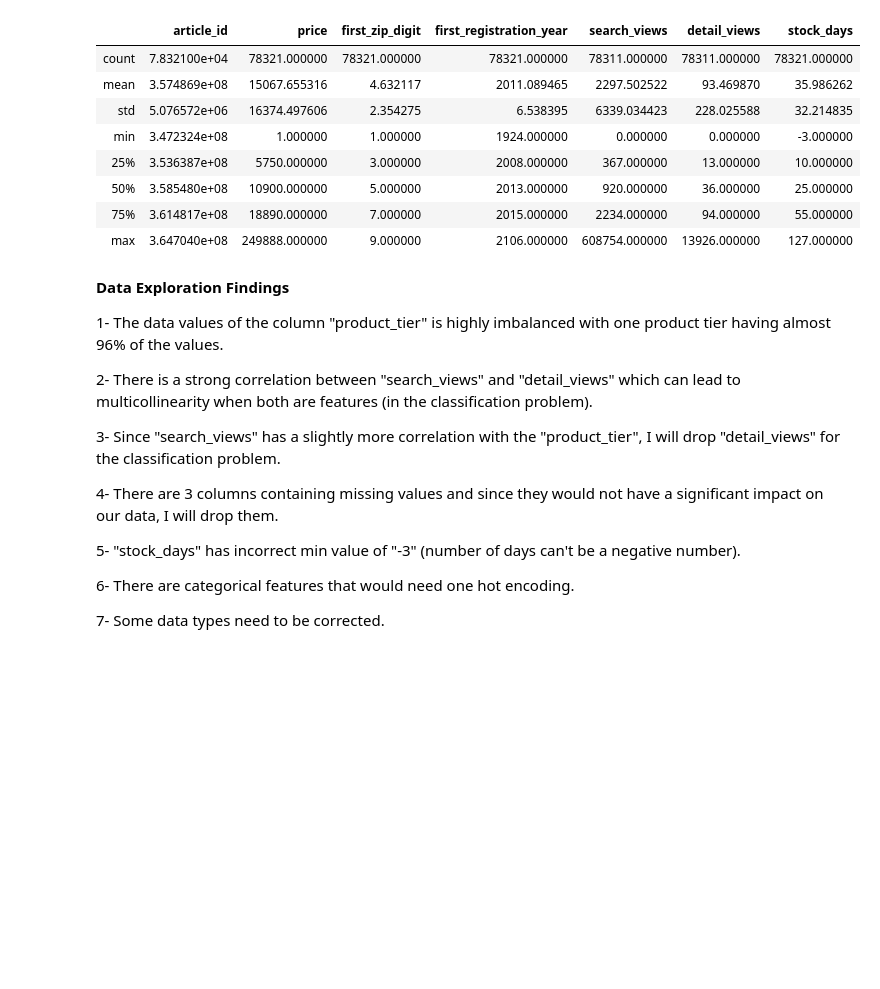
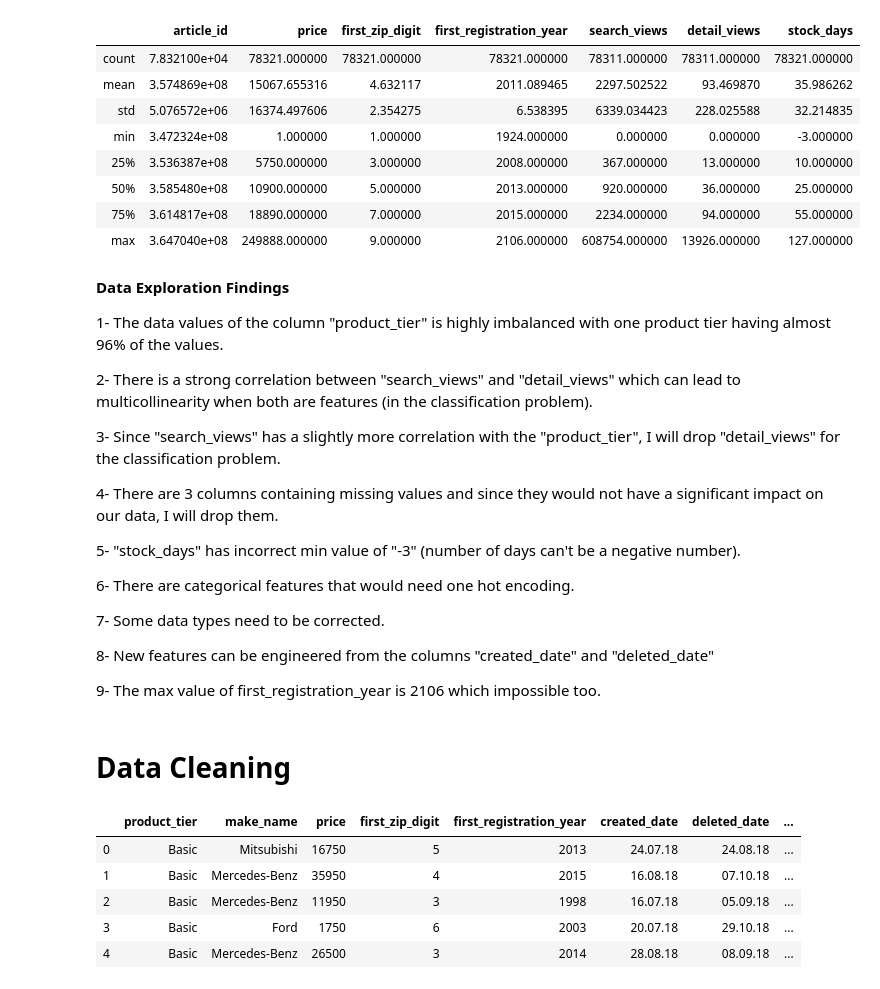
Before and after one commit to Akram035/Auto_scout24, a Jupyter notebook: auto_scout24.ipynb, the cells around one changed output. Drawn from its saved outputs; the diff is of its cells as text; code cells hidden in the pictures; blank space fills up the shorter version.

Commit message:
Data Cleaning

```diff
--- a/auto_scout24.ipynb
+++ b/auto_scout24.ipynb
@@ -110,3 +110,9 @@ df.describe()
 6- There are categorical features that would need one hot encoding.
 
 7- Some data types need to be corrected.
+
+8- New features can be engineered from the columns "created_date" and "deleted_date"
+
+9- The max value of first_registration_year is 2106 which impossible too.
+# %% [markdown]
+# Data Cleaning
@@ -112,0 +123,12 @@ df.describe()
+# %%
+#dropping the unnecessary columns
+df.drop("article_id", axis=1, inplace=True)
+# %%
+df.head()
+# %% [output]
+|  | product_tier | make_name | price | first_zip_digit | first_registration_year | created_date | deleted_date | ... |
+| 0 | Basic | Mitsubishi | 16750 | 5 | 2013 | 24.07.18 | 24.08.18 | ... |
+| 1 | Basic | Mercedes-Benz | 35950 | 4 | 2015 | 16.08.18 | 07.10.18 | ... |
+| 2 | Basic | Mercedes-Benz | 11950 | 3 | 1998 | 16.07.18 | 05.09.18 | ... |
+| 3 | Basic | Ford | 1750 | 6 | 2003 | 20.07.18 | 29.10.18 | ... |
+| 4 | Basic | Mercedes-Benz | 26500 | 3 | 2014 | 28.08.18 | 08.09.18 | ... |
```
Also changed, not shown: parts of 21 cells of this notebook.
